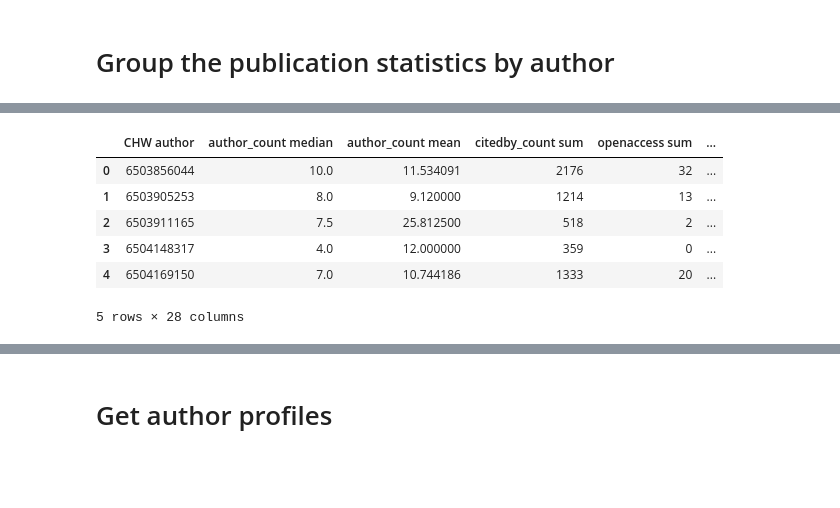
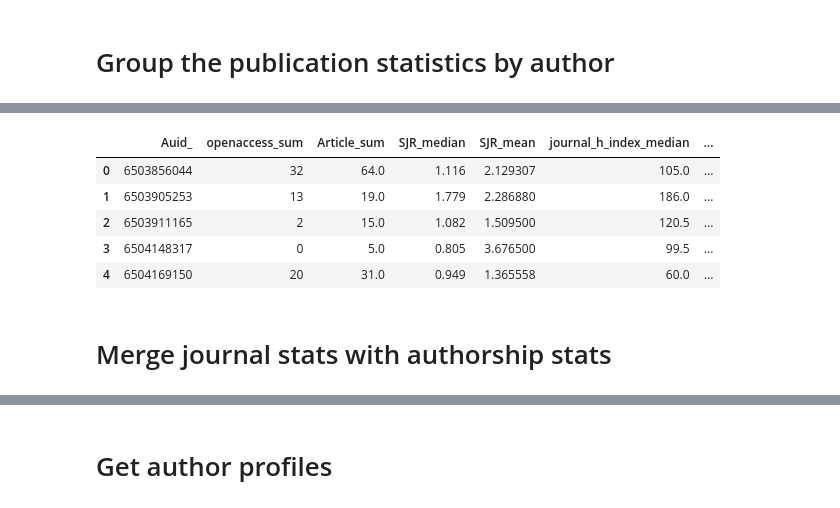
Before and after one commit to uniformlyMatt/bibliometrics, a Jupyter notebook: PCA prep.ipynb, the cells around one changed output, grey strips where cells are left out. Drawn from its saved outputs; the diff is of its cells as text; code cells hidden in the pictures; blank space fills up the shorter version.

```diff
--- a/PCA prep.ipynb
+++ b/PCA prep.ipynb
@@ -122,5 +322,14 @@ df = pd.concat(
 # Get SCImago Journal Rank (SJR) for publication sources
 # %%
 journals = pd.read_csv('../Datasets/scimag_journals2020.csv', delimiter = ';', low_memory = False)
-journals.info()
+
+# get three columns of interest
+df_jrn = journals[['Title', 'SJR', 'Categories', 'H index']].rename(columns = {'H index': 'journal_h_index'})
+
+df2 = df.merge(df_jrn, left_on = 'publicationName', right_on = 'Title')
+
+# convert 0,xx to 0.xx
+df2['SJR'] = df2['SJR'].apply(convert_eu_to_float)
+
+df2.head()
 # %% [output]
@@ -147,7 +342,0 @@ df_jrn = journals[['Title', 'SJR', 'Categories', 'H index']].rename(columns = {'
-# %%
-df2 = df.merge(df_jrn, left_on = 'publicationName', right_on = 'Title')
-
-# convert 0,xx to 0.xx
-df2['SJR'] = df2['SJR'].apply(am.convert_eu_to_float)
-
-df2.head()
@@ -183,36 +344,29 @@ memory usage: 69.0+ MB
 # Group the publication statistics by author
 # %%
 # group the metrics by author
-df3 = df2.groupby('CHW author', as_index = False).agg(
+df3 = df2.groupby('Auid', as_index = False).agg(
     {
-        'author_count': ['median', 'mean'],
-        'citedby_count': ['median', 'mean'],
-        'citedby_count': 'sum',
         'openaccess': 'sum',
-        'chw_author_position': ['median', 'mean'],
-        'first_author': 'sum',
-        'last_author': 'sum',
-        'author_weight': ['median', 'mean'],
         'Article': 'sum',
-        'Book': 'sum',
-        'Book Chapter': 'sum',
-        'Chapter': 'sum',
-        'Conference Paper': 'sum',
-        'Data Paper': 'sum',
-        'Editorial': 'sum',
-        'Erratum': 'sum',
-        'Letter': 'sum',
-        'Note': 'sum',
-        'Retracted': 'sum',
-        'Review': 'sum',
-        'Short Survey': 'sum',
+#         'Book': 'sum',
+#         'Book Chapter': 'sum',
+#         'Chapter': 'sum',
+#         'Conference Paper': 'sum',
+#         'Data Paper': 'sum',
+#         'Editorial': 'sum',
+#         'Erratum': 'sum',
+#         'Letter': 'sum',
+#         'Note': 'sum',
+#         'Retracted': 'sum',
+#         'Review': 'sum',
+#         'Short Survey': 'sum',
         'SJR': ['median', 'mean'],
         'journal_h_index': ['median', 'mean'],
     }
 )
 
 # change the multiindex columns to a simple index
-df3.columns = [' '.join(col).strip() for col in df3.columns.values]
+df3.columns = ['_'.join(col).strip() for col in df3.columns.values]
 
 df3.info()
 df3.head()
@@ -237,7 +388,8 @@ memory usage: 393.1 KB
-|  | CHW author | author_count median | author_count mean | citedby_count sum | openaccess sum | ... |
-| 0 | 6503856044 | 10.0 | 11.534091 | 2176 | 32 | ... |
-| 1 | 6503905253 | 8.0 | 9.120000 | 1214 | 13 | ... |
-| 2 | 6503911165 | 7.5 | 25.812500 | 518 | 2 | ... |
-| 3 | 6504148317 | 4.0 | 12.000000 | 359 | 0 | ... |
-| 4 | 6504169150 | 7.0 | 10.744186 | 1333 | 20 | ... |
+|  | Auid_ | openaccess_sum | Article_sum | SJR_median | SJR_mean | journal_h_index_median | ... |
+| 0 | 6503856044 | 32 | 64.0 | 1.116 | 2.129307 | 105.0 | ... |
+| 1 | 6503905253 | 13 | 19.0 | 1.779 | 2.286880 | 186.0 | ... |
+| 2 | 6503911165 | 2 | 15.0 | 1.082 | 1.509500 | 120.5 | ... |
+| 3 | 6504148317 | 0 | 5.0 | 0.805 | 3.676500 | 99.5 | ... |
+| 4 | 6504169150 | 20 | 31.0 | 0.949 | 1.365558 | 60.0 | ... |
-5 rows × 28 columns
+# %% [markdown]
+# Merge journal stats with authorship stats
```
Also changed, not shown: parts of 132 cells of this notebook, 3 other files.
